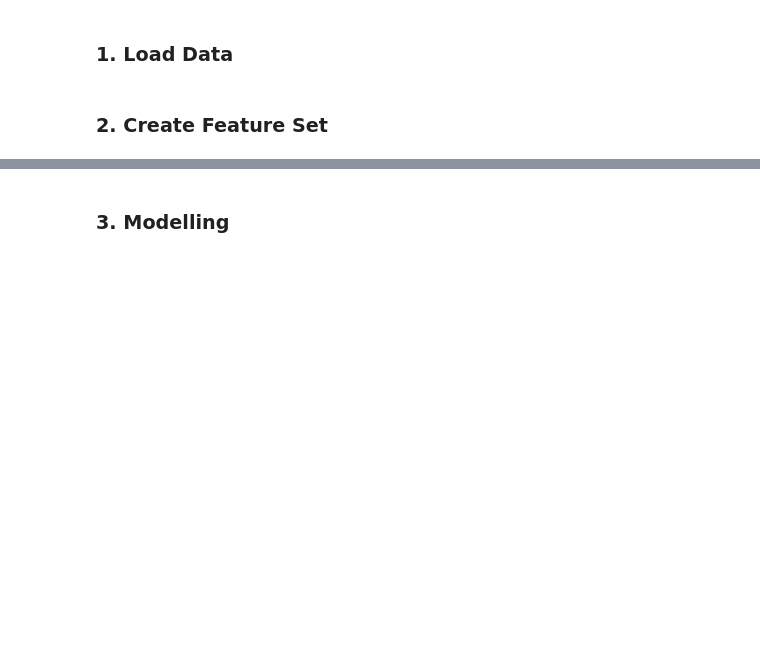
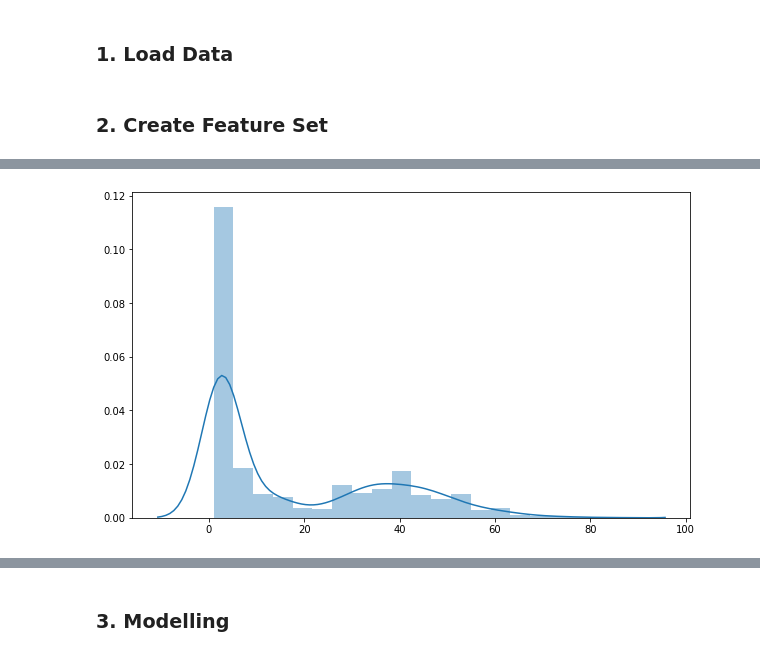
Before and after one commit to sabrinarubert/artRecommender, a Jupyter notebook: 01_Notebooks/art_recommender.ipynb, the cells around one changed output, grey strips where cells are left out. Cells and saved outputs as stored; diff of their text form; code cells hidden in the pictures; blank space fills up the shorter version.

```diff
--- a/01_Notebooks/art_recommender.ipynb
+++ b/01_Notebooks/art_recommender.ipynb
@@ -20,0 +23,2 @@ dbConnection    = sqlEngine.connect()
+# %%
+allGenes = pd.read_sql("select artwork_id, gene_id from artworks_to_genes", dbConnection)
@@ -20,0 +40,5 @@ dbConnection    = sqlEngine.connect()
+# %%
+noOfGenes = (allGenes
+             .groupby("artwork_id", as_index=False)
+             .agg({"gene_id": "count"})
+             .rename(columns={"gene_id": "no_of_genes"}))
@@ -20,0 +61,5 @@ dbConnection    = sqlEngine.connect()
+# %%
+plt.figure(figsize=(10,6))
+sns.distplot(noOfGenes.set_index("artwork_id"));
+# %% [output]
+[figure, added]
```
Also changed, not shown: parts of 27 cells of this notebook, 2 other files.
